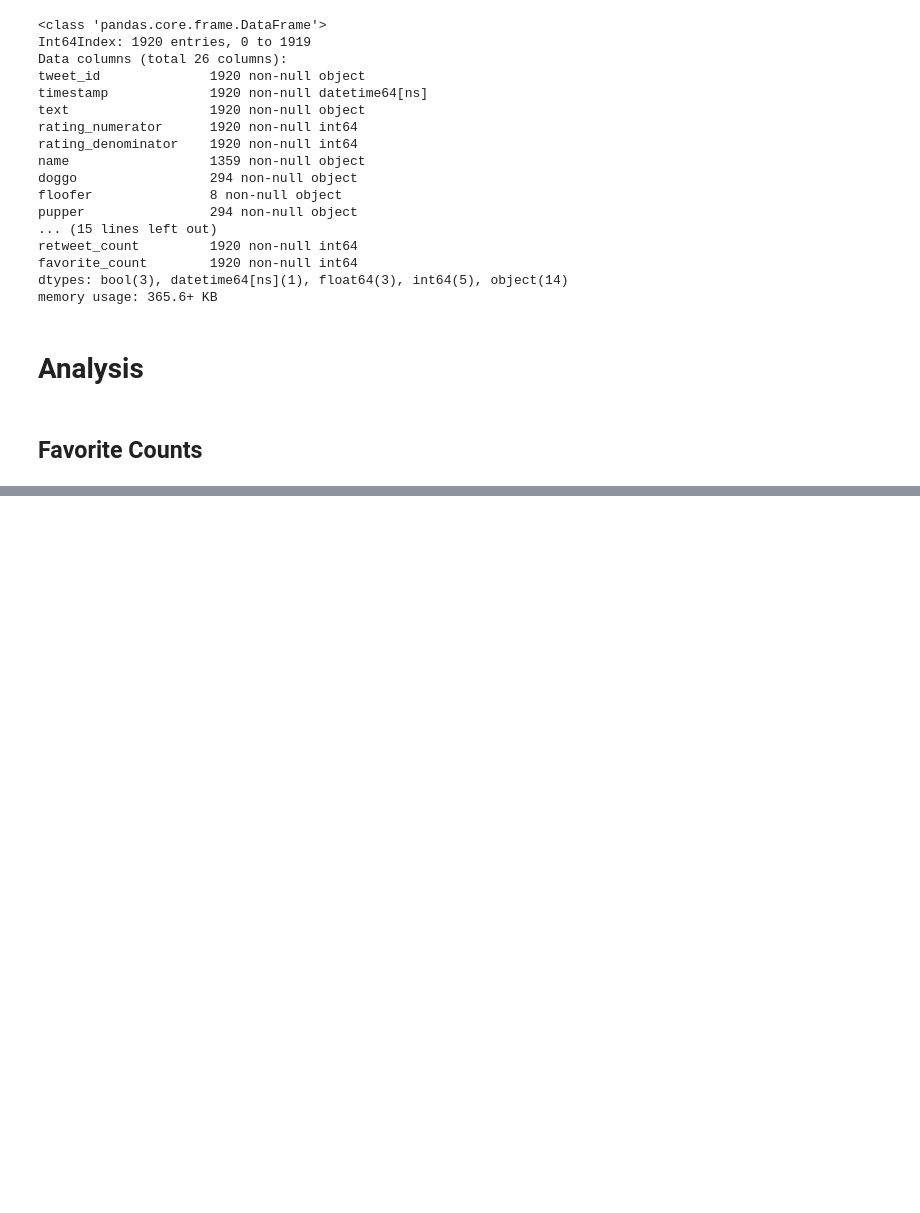
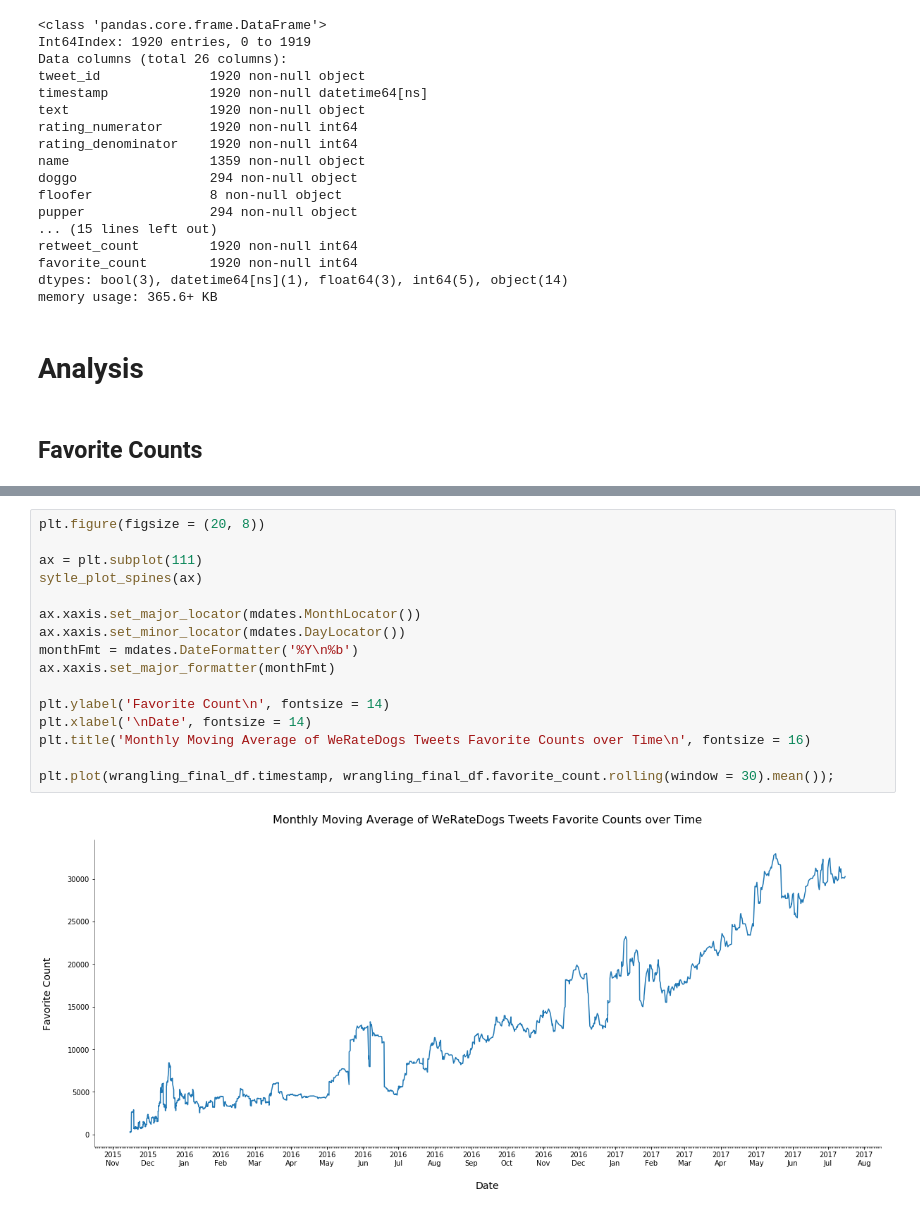
Before and after one commit to AbdelrahmanTorki/Wrangle-and-Analyze-Data, a Jupyter notebook: wrangle_act.ipynb, the cells around one changed output, grey strips where cells are left out. Saved outputs shown, nothing was run; the diff lists cells and outputs as text; blank space fills up the shorter version.

```diff
--- a/wrangle_act.ipynb
+++ b/wrangle_act.ipynb
@@ -2102,0 +2151,18 @@ plt.plot(wrangling_final_df.timestamp, wrangling_final_df.favorite_count)
+# %%
+plt.figure(figsize = (20, 8))
+
+ax = plt.subplot(111)
+sytle_plot_spines(ax)
+
+ax.xaxis.set_major_locator(mdates.MonthLocator())
+ax.xaxis.set_minor_locator(mdates.DayLocator())
+monthFmt = mdates.DateFormatter('%Y\n%b')
+ax.xaxis.set_major_formatter(monthFmt)
+
+plt.ylabel('Favorite Count\n', fontsize = 14)
+plt.xlabel('\nDate', fontsize = 14)
+plt.title('Monthly Moving Average of WeRateDogs Tweets Favorite Counts over Time\n', fontsize = 16)
+
+plt.plot(wrangling_final_df.timestamp, wrangling_final_df.favorite_count.rolling(window = 30).mean());
+# %% [output]
+[figure, added]
```
Also changed, not shown: parts of 15 cells of this notebook.
